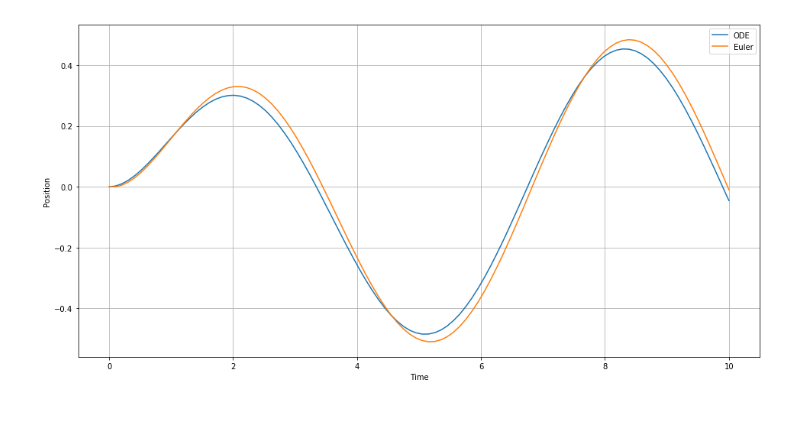
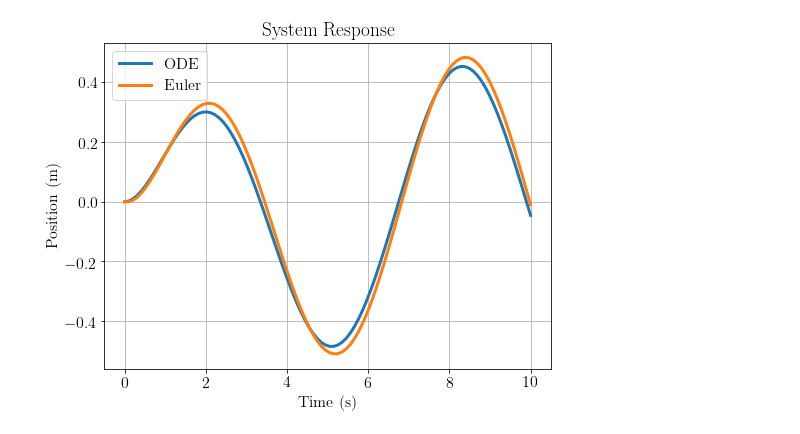
Before and after one commit to fdcl-gwu/python_seminar, a Jupyter notebook: numerical_integration.ipynb, the cells around one changed output. Drawn from its saved outputs; the diff is of its cells as text; code cells hidden in the pictures.

Commit message:
Update notebooks with better plotting examples

```diff
--- a/numerical_integration.ipynb
+++ b/numerical_integration.ipynb
@@ -6,0 +21,22 @@ Here's the built in solution using the ode integrator already available.
+# %%
+%matplotlib inline
+import numpy as np
+from scipy.integrate import odeint
+import matplotlib as mpl
+import matplotlib.pyplot as plt
+
+params = {
+    'lines.linewidth': 3,
+    'axes.labelsize': 16,
+    'font.size': 16,
+    'legend.fontsize': 16,
+    'xtick.labelsize': 16,
+    'ytick.labelsize': 16,
+    'text.usetex': False,
+    'figure.figsize': [8,6],
+    'text.usetex': True,
+    'text.latex.unicode': True,
+    'text.latex.preamble': ['\\usepackage{siunitx}']
+   }
+
+mpl.rcParams.update(params)
@@ -49,11 +107,17 @@ Now lets print the solutions
 # %%
-plt.figure(figsize=(16,8))
-plt.plot(t,sol_ode[:,0],label='ODE')
-plt.plot(t,sol_euler[:,0],label='Euler')
-plt.xlabel('Time')
-plt.ylabel('Position')
-plt.grid(True)
-plt.legend()
+fig = plt.figure(figsize=(8,6))
+
+ax = fig.add_subplot(111)
+
+ax.plot(t,sol_ode[:,0],label='ODE')
+ax.plot(t,sol_euler[:,0],label='Euler')
+ax.set_xlabel(r'Time (\si{\second})')
+ax.set_ylabel(r'Position (\si{\meter})')
+ax.set_title(r'System Response')
+ax.grid(True)
+ax.legend()
+
+# fig.savefig('response.eps')
 plt.show()
 # %% [output]
-[figure, old version]
+[figure, new version]
```
Also changed, not shown: parts of 11 cells of this notebook, 1 other file.
